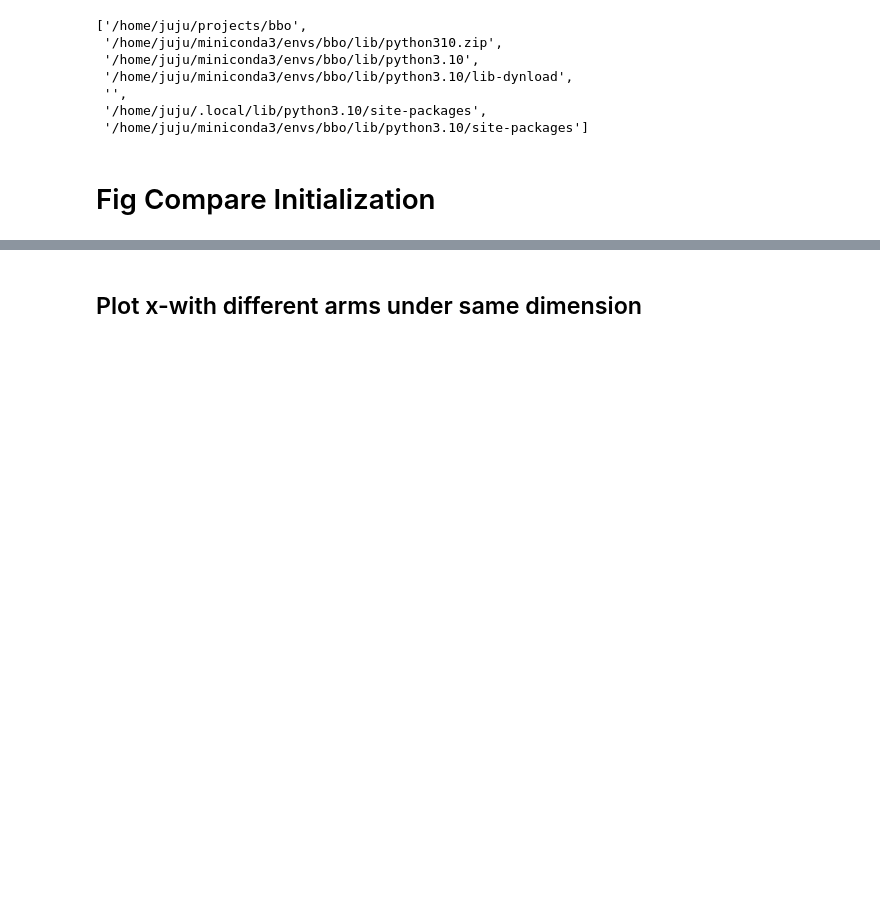
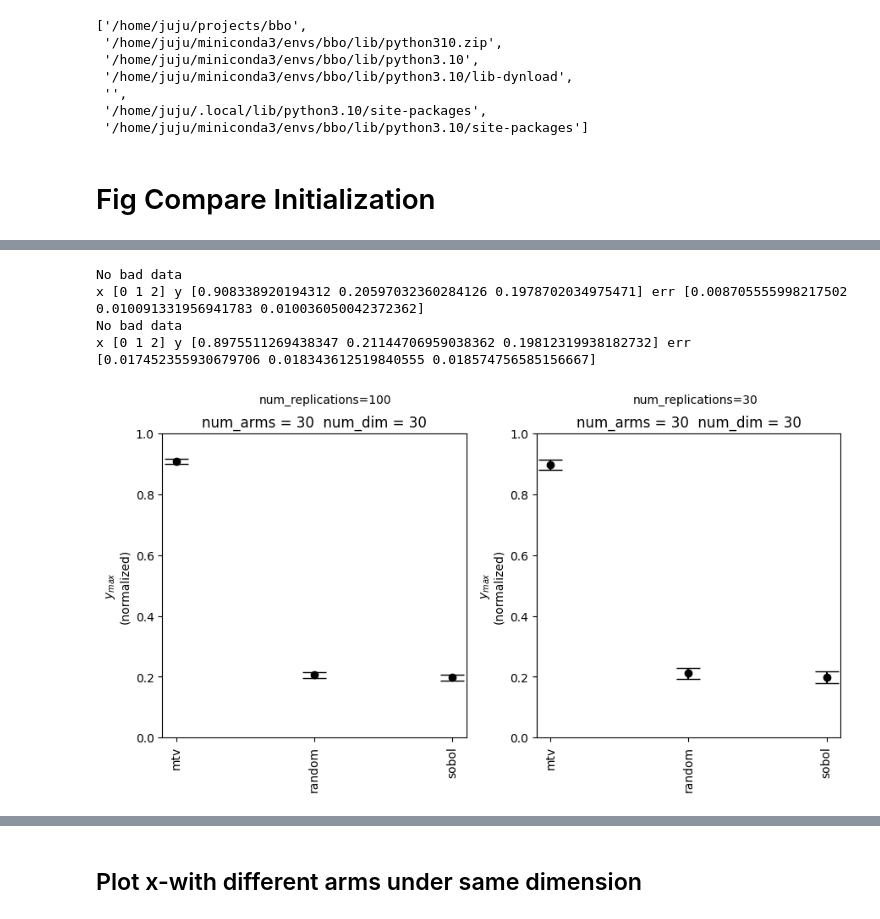
Before and after one commit to yubo-research/yubo, a Jupyter notebook: Plotting_code-Copy1.ipynb, the cells around one changed output, grey strips where cells are left out. Drawn from its saved outputs; the diff is of its cells as text; code cells hidden in the pictures; blank space fills up the shorter version.

```diff
--- a/Plotting_code-Copy1.ipynb
+++ b/Plotting_code-Copy1.ipynb
@@ -74,0 +115,14 @@ def plot_compare_init(ax, exp_name, num_arms, num_dim):
+# %%
+fig, axs = ap.subplots(1,2, figsize=9)
+plot_compare_init(axs[0], "exp_2_figure/plot_30d_30arm", num_arms=30, num_dim=30)
+axs[0].text(0.6,1.1,"num_replications=100")
+plot_compare_init(axs[1], "exp_2_plots/plot_30d_30arm", num_arms=30, num_dim=30)
+axs[1].text(0.6,1.1,"num_replications=30")
+ap.tight(axs)
+plt.show()
+# %% [output]
+No bad data
+x [0 1 2] y [0.908338920194312 0.20597032360284126 0.1978702034975471] err [0.008705555998217502 0.010091331956941783 0.010036050042372362]
+No bad data
+x [0 1 2] y [0.8975511269438347 0.21144706959038362 0.19812319938182732] err [0.017452355930679706 0.018343612519840555 0.018574756585156667]
+[figure, added]
```
Also changed, not shown: parts of 29 cells of this notebook.
